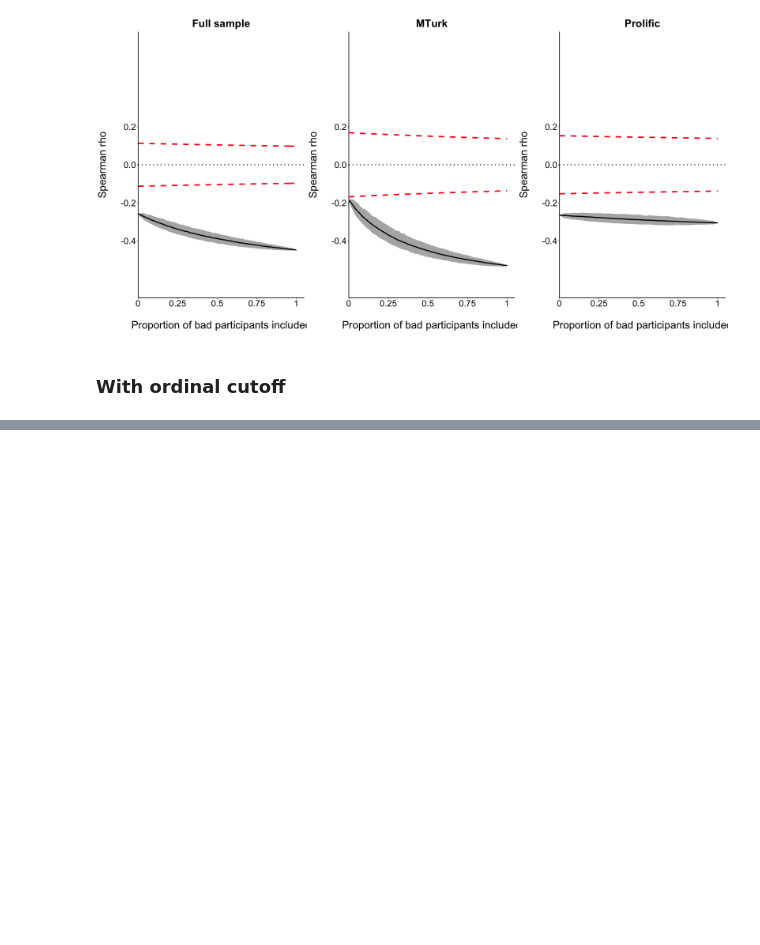
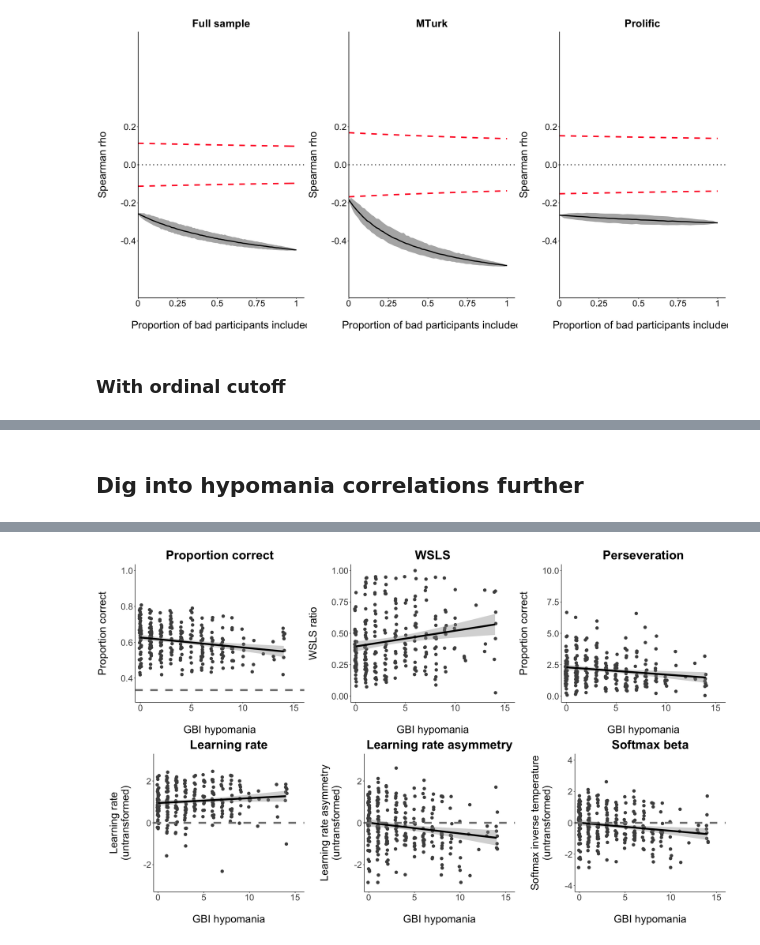
Before and after one commit to nivlab/sciops, a Jupyter notebook: analysis/notebooks/03_Correlations.ipynb, the cells around one changed output, grey strips where cells are left out. Saved outputs shown, nothing was run; the diff lists cells and outputs as text; code cells hidden in the pictures; blank space fills up the shorter version.

```diff
--- a/analysis/notebooks/03_Correlations.ipynb
+++ b/analysis/notebooks/03_Correlations.ipynb
@@ -146,0 +170,12 @@ grid.arrange(full_sample_ord, mturk_ord, prolific_ord, nrow=1)
+# %% [markdown]
+## Dig into hypomania correlations further
+# %%
+# set ggplot theme
+theme_set(theme_gray() +
+              theme(  axis.line = element_line(colour="black"),
+                      axis.text=element_text(size=20),
+                      axis.title=element_text(size=24),
+                      plot.title=element_text(size=28, face="bold", hjust=0.5),
+                      panel.border=element_blank(),
+                      panel.background=element_blank(),
+                      panel.grid=element_blank()))
@@ -146,0 +247,4 @@ grid.arrange(full_sample_ord, mturk_ord, prolific_ord, nrow=1)
+# %%
+options(repr.plot.width=20, repr.plot.height=12)
+grid.arrange(p_prop_correct, p_WSLS, p_perseveration, p_asymm_eta, p_asymm_kappa, p_asymm_beta, nrow=2)
+# %% [output]
@@ -146,0 +257 @@ grid.arrange(full_sample_ord, mturk_ord, prolific_ord, nrow=1)
+[figure, added]
```
Also changed, not shown: parts of 11 cells of this notebook.
